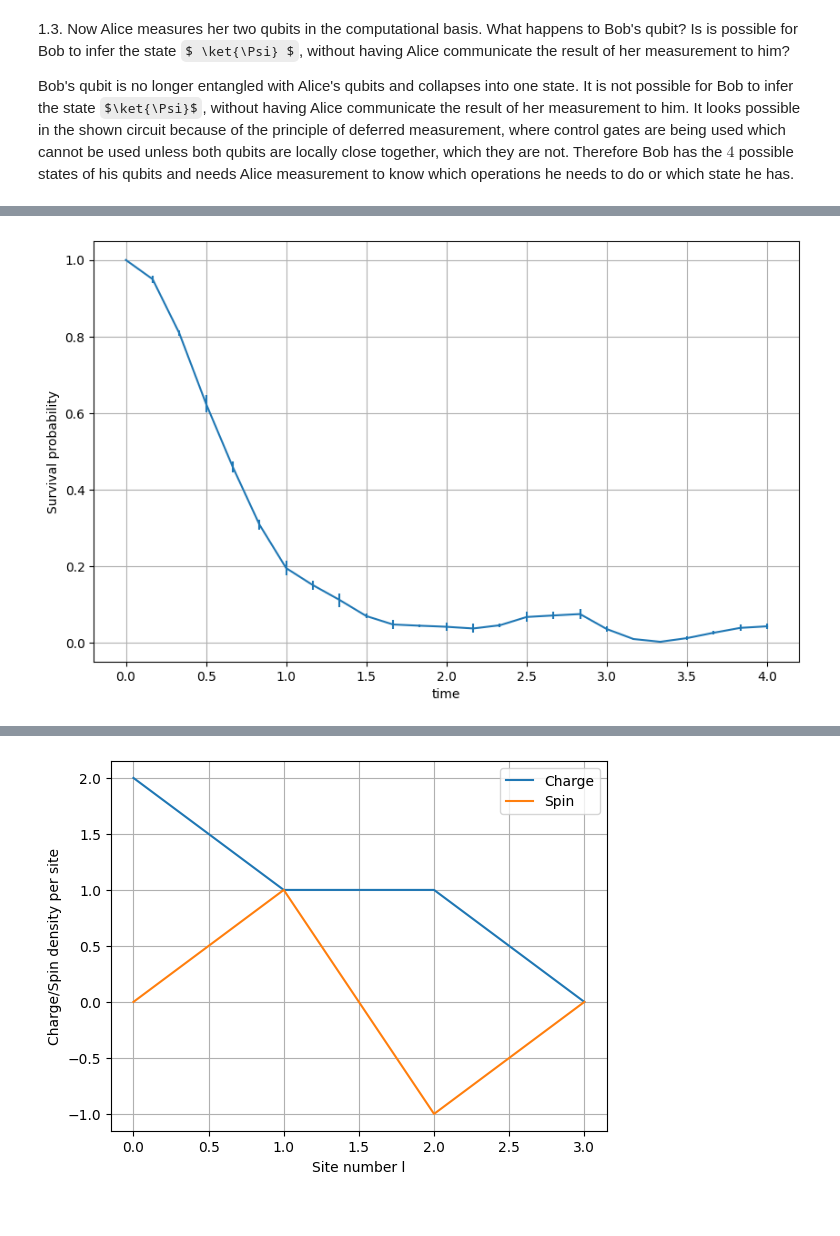
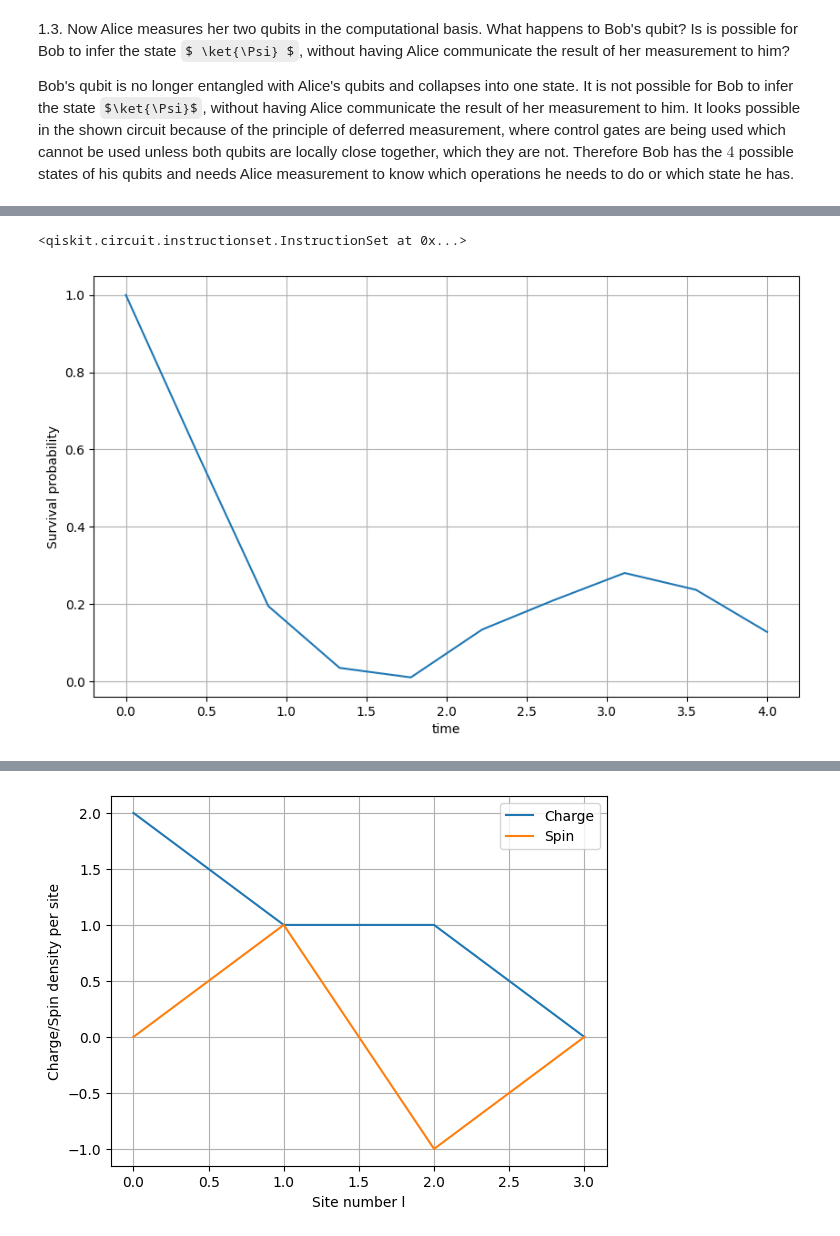
Before and after one commit to FelixSchunder/Quantum-Computing, a Jupyter notebook: Exam.ipynb, the cells around one changed output, grey strips where cells are left out. Cells and saved outputs as stored; diff of their text form; code cells hidden in the pictures; some formulas as TeX source.

```diff
--- a/Exam.ipynb
+++ b/Exam.ipynb
@@ -168,37 +130,57 @@ trotter_evolution(ini_state, 1, 3)
+# %%
+def Trotter_evol(ini_state, t, Ns):
+    L = Qbits//2
+    dt = t/Ns
+    qc = QuantumCircuit(Qbits)
+
+    # implement (e^{-iH Delta_t})^N_s to leading order
+    for iteration in range(Ns):
+        for k in range(2*int(L)-2):
+            qc = exp_xx(dt, k, qc)
+            qc = exp_yy(dt, k, qc)
+        for k in range(2*int(L)-1):
+            qc = exp_11(dt, k, qc)
+            qc = exp_1z(dt, k, qc)
+            qc = exp_z1(dt, k, qc)
+            qc = exp_zz(dt, k, qc)
+
+    evolved_state = ini_state.compose(qc)
+
+    return evolved_state
+
+ini_state = QuantumCircuit(Qbits)
+ini_state.x([0,1,2,5])
+# %% [output]
+<qiskit.circuit.instructionset.InstructionSet at 0x...>
 # %%
+import numpy as np
+cr = ClassicalRegister(Qbits)
+qc = Trotter_evol(ini_state, 4, 3)
+qc.measure_all()
+
 initial_state = '00100111'
-def P_meas(t, Ns, tot_shots=500):
-    qc = trotter_evolution(ini_state, t, Ns)
+def P_meas(t, Ns, tot_shots=5000):
+    qc = Trotter_evol(ini_state, t, Ns)
     qc.measure_all()
     simulator = Aer.get_backend('aer_simulator')
+    tot_shots=tot_shots
     trans_circuit = transpile(qc, backend=simulator)
     job = simulator.run(trans_circuit, shots=tot_shots)
     counts = job.result().get_counts(qc)
-    p = counts.get(initial_state, 0)/tot_shots
-    return p
+    p0 = counts.get(initial_state, 0)/tot_shots
+    return p0
 
-t = np.linspace(0, 4, 25)
+t = np.linspace(0, 4, 10)
 p_array = []
 for l in t:
-    p_array.append(P_meas(l,3))
-
-p_mean = []
-p_std = []
-p_values = []
-for l in t:
-    for j in range(5):
-        p_values.append(P_meas(l,3))
-    p_mean.append(np.mean(p_values))
-    p_std.append(np.std(p_values))
-    p_values = []
-# plt.plot(t, p_mean)
-plt.figure(figsize=(10, 6))
-plt.errorbar(t, p_mean, p_std)
+    p_array.append(P_meas(l,7))
+plt.figure(figsize=(10,6))
+plt.plot(t, p_array)
 plt.xlabel('time')
 plt.ylabel('Survival probability')
 plt.grid(True)
 # %% [output]
-[figure, old version]
+[figure, new version]
 # %%
 def exact_evo(t,ini_state, tot_shots=500):
     qc = ini_state.copy()
```
Also changed, not shown: parts of 9 cells of this notebook, 1 other file.
